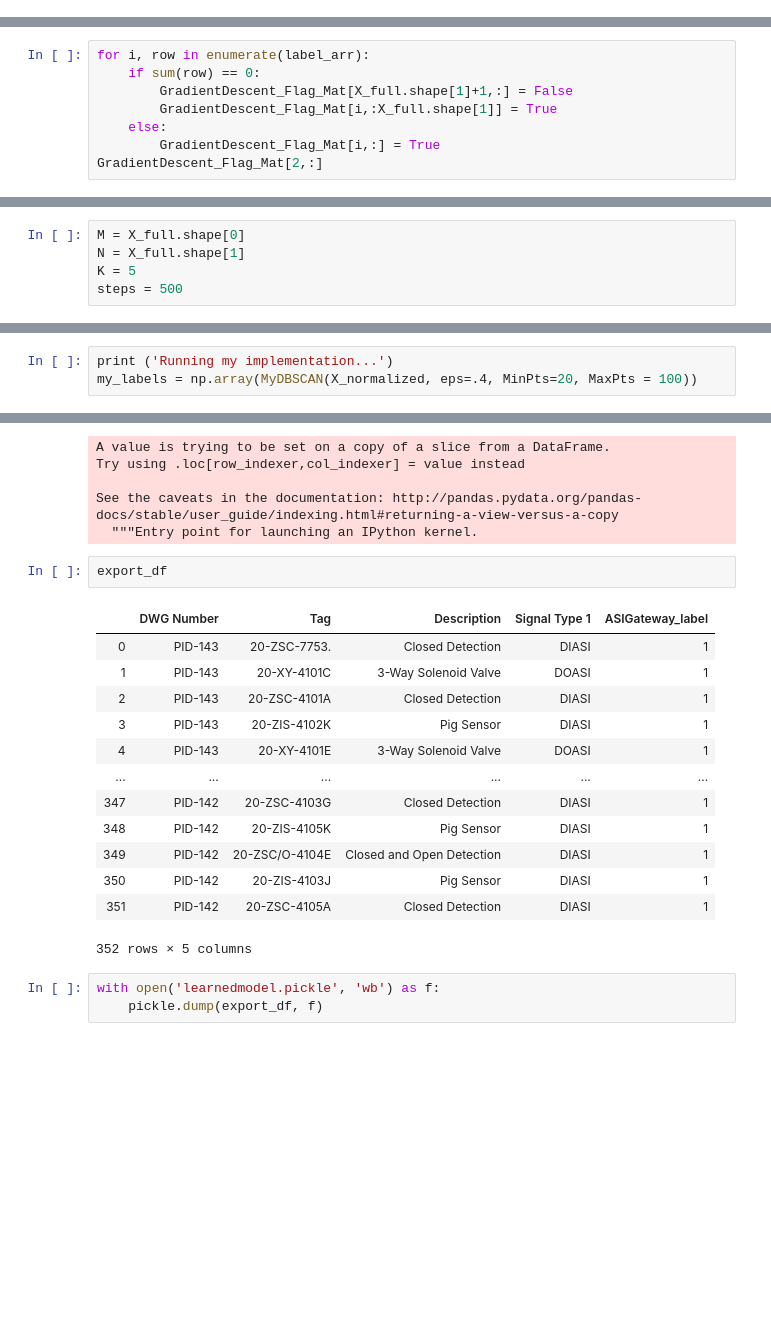
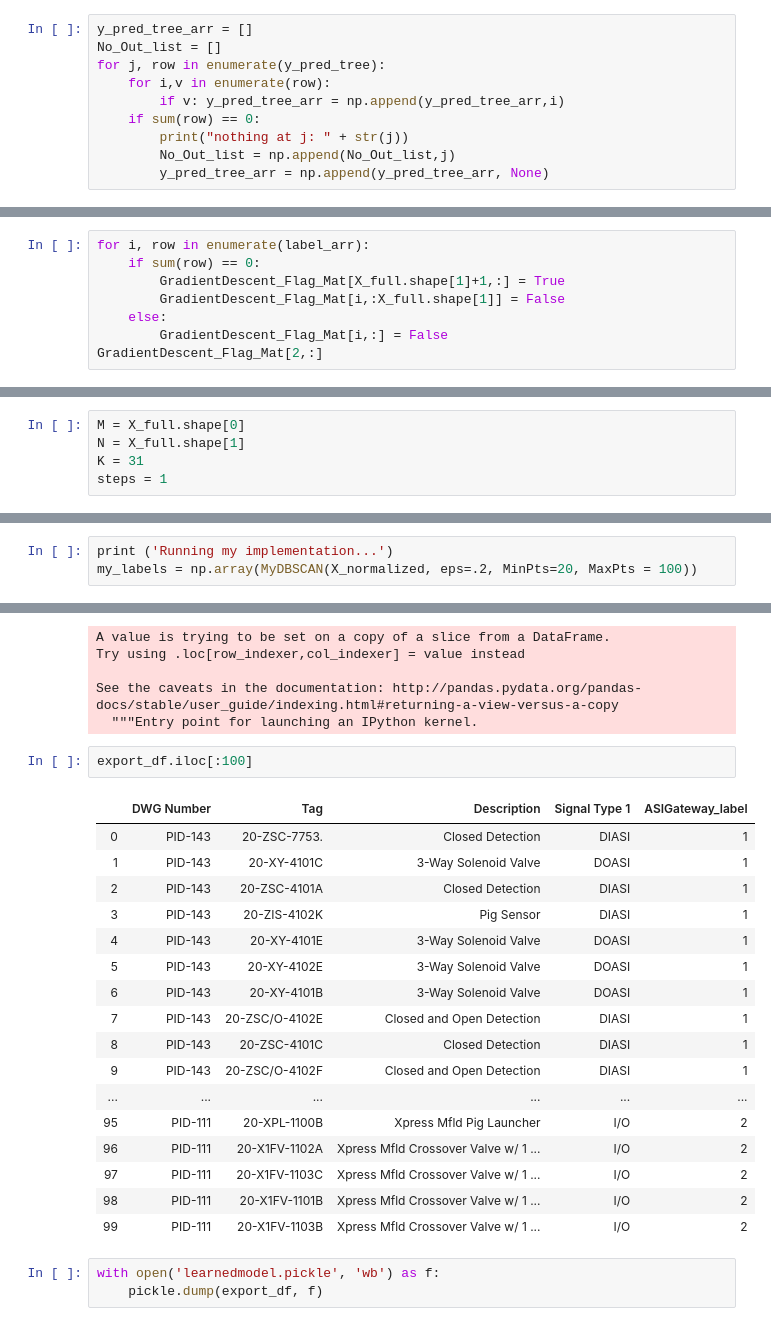
Before and after one commit to Zhimin90/PnID-to-IO_List-Machine-Learning, a Jupyter notebook: Modeling/Machine learning classification.ipynb, the cells around one changed output, grey strips where cells are left out. Cells and saved outputs as stored; diff of their text form; blank space fills up the shorter version.

```diff
--- a/Modeling/Machine learning classification.ipynb
+++ b/Modeling/Machine learning classification.ipynb
@@ -517,0 +568,10 @@ ValueError: multilabel-indicator is not supported
+# %%
+y_pred_tree_arr = []
+No_Out_list = []
+for j, row in enumerate(y_pred_tree):
+    for i,v in enumerate(row):
+        if v: y_pred_tree_arr = np.append(y_pred_tree_arr,i)
+    if sum(row) == 0:
+        print("nothing at j: " + str(j))
+        No_Out_list = np.append(No_Out_list,j)
+        y_pred_tree_arr = np.append(y_pred_tree_arr, None)
@@ -604,9 +674,9 @@ GradientDescent_Flag_Mat.shape
 # %%
 for i, row in enumerate(label_arr):
     if sum(row) == 0:
-        GradientDescent_Flag_Mat[X_full.shape[1]+1,:] = False
-        GradientDescent_Flag_Mat[i,:X_full.shape[1]] = True
+        GradientDescent_Flag_Mat[X_full.shape[1]+1,:] = True
+        GradientDescent_Flag_Mat[i,:X_full.shape[1]] = False
     else:
-        GradientDescent_Flag_Mat[i,:] = True
+        GradientDescent_Flag_Mat[i,:] = False
 GradientDescent_Flag_Mat[2,:]
 # %% [output]
@@ -661,8 +731,8 @@ X_full.shape[1]
 # %%
 M = X_full.shape[0]
 N = X_full.shape[1]
-K = 5
-steps = 500
+K = 31
+steps = 1
 # %%
 ### Initialize P and Q to random values
 P = np.random.rand(M,K)
@@ -1000,7 +1070,7 @@ array([[-0.41384705,  1.51232539],
 #### MaxPts is the maximum number of tags each cluster can hold
 # %%
 print ('Running my implementation...')
-my_labels = np.array(MyDBSCAN(X_normalized, eps=.4, MinPts=20, MaxPts = 100))
+my_labels = np.array(MyDBSCAN(X_normalized, eps=.2, MinPts=20, MaxPts = 100))
 # %% [output]
 Running my implementation...
 {}
@@ -1192,21 +1262,25 @@ Try using .loc[row_indexer,col_indexer] = value instead
 See the caveats in the documentation: http://pandas.pydata.org/pandas-docs/stable/user_guide/indexing.html#returning-a-view-versus-a-copy
   """Entry point for launching an IPython kernel.
 # %%
-export_df
+export_df.iloc[:100]
 # %% [output]
 |  | DWG Number | Tag | Description | Signal Type 1 | ASIGateway_label |
 | 0 | PID-143 | 20-ZSC-7753. | Closed Detection | DIASI | 1 |
 | 1 | PID-143 | 20-XY-4101C | 3-Way Solenoid Valve | DOASI | 1 |
 | 2 | PID-143 | 20-ZSC-4101A | Closed Detection | DIASI | 1 |
 | 3 | PID-143 | 20-ZIS-4102K | Pig Sensor | DIASI | 1 |
 | 4 | PID-143 | 20-XY-4101E | 3-Way Solenoid Valve | DOASI | 1 |
+| 5 | PID-143 | 20-XY-4102E | 3-Way Solenoid Valve | DOASI | 1 |
+| 6 | PID-143 | 20-XY-4101B | 3-Way Solenoid Valve | DOASI | 1 |
+| 7 | PID-143 | 20-ZSC/O-4102E | Closed and Open Detection | DIASI | 1 |
+| 8 | PID-143 | 20-ZSC-4101C | Closed Detection | DIASI | 1 |
+| 9 | PID-143 | 20-ZSC/O-4102F | Closed and Open Detection | DIASI | 1 |
 | ... | ... | ... | ... | ... | ... |
-| 347 | PID-142 | 20-ZSC-4103G | Closed Detection | DIASI | 1 |
-| 348 | PID-142 | 20-ZIS-4105K | Pig Sensor | DIASI | 1 |
-| 349 | PID-142 | 20-ZSC/O-4104E | Closed and Open Detection | DIASI | 1 |
-| 350 | PID-142 | 20-ZIS-4103J | Pig Sensor | DIASI | 1 |
-| 351 | PID-142 | 20-ZSC-4105A | Closed Detection | DIASI | 1 |
+| 95 | PID-111 | 20-XPL-1100B | Xpress Mfld Pig Launcher | I/O | 2 |
+| 96 | PID-111 | 20-X1FV-1102A | Xpress Mfld Crossover Valve w/ 1 ... | I/O | 2 |
+| 97 | PID-111 | 20-X1FV-1103C | Xpress Mfld Crossover Valve w/ 1 ... | I/O | 2 |
+| 98 | PID-111 | 20-X1FV-1101B | Xpress Mfld Crossover Valve w/ 1 ... | I/O | 2 |
+| 99 | PID-111 | 20-X1FV-1103B | Xpress Mfld Crossover Valve w/ 1 ... | I/O | 2 |
-352 rows × 5 columns
 # %%
 with open('learnedmodel.pickle', 'wb') as f:
     pickle.dump(export_df, f)
```
Also changed, not shown: parts of 66 cells of this notebook, 8 other files.
